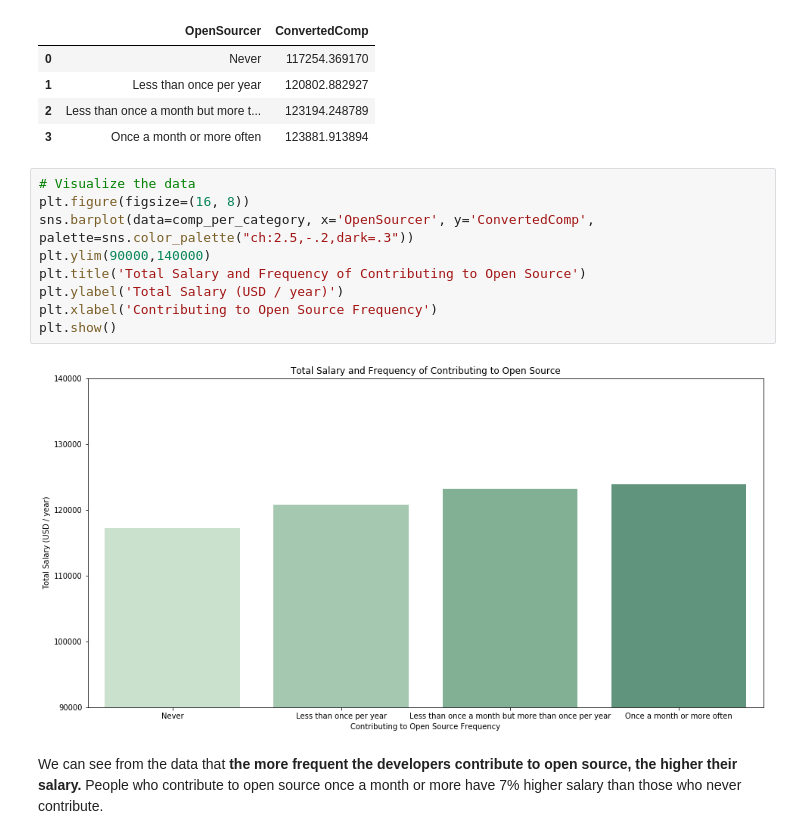
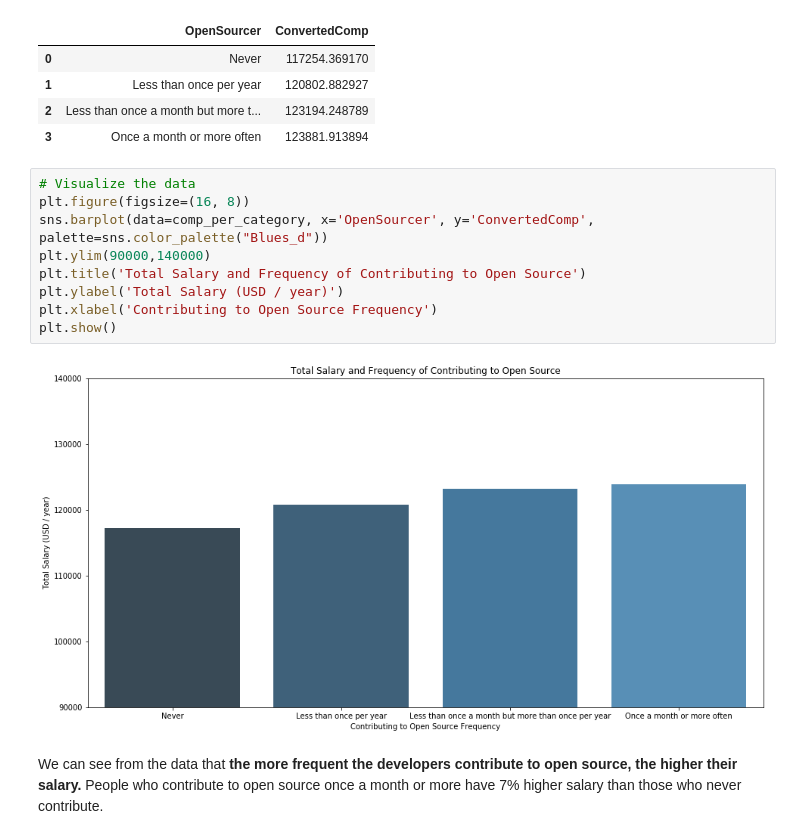
Before and after one commit to pradeepan-prabha/udacity-data-scientist-nanodegree, a Jupyter notebook: Data science Blog Post/stack_overflow_with_ds.ipynb, the cells around one changed output. Saved outputs shown, nothing was run; the diff lists cells and outputs as text.

Commit message:
style: Pyplot color palette changed, And no code change

```diff
--- a/Data science Blog Post/stack_overflow_with_ds.ipynb
+++ b/Data science Blog Post/stack_overflow_with_ds.ipynb
@@ -163,14 +163,14 @@ comp_per_category
 # %%
 # Visualize the data
 plt.figure(figsize=(16, 8))
-sns.barplot(data=comp_per_category, x='OpenSourcer', y='ConvertedComp', palette=sns.color_palette("ch:2.5,-.2,dark=.3"))
+sns.barplot(data=comp_per_category, x='OpenSourcer', y='ConvertedComp', palette=sns.color_palette("Blues_d"))
 plt.ylim(90000,140000)
 plt.title('Total Salary and Frequency of Contributing to Open Source')
 plt.ylabel('Total Salary (USD / year)')
 plt.xlabel('Contributing to Open Source Frequency')
 plt.show()
 # %% [output]
-[figure, old version]
+[figure, new version]
 # %% [markdown]
 We can see from the data that <b>the more frequent the developers contribute to open source, the higher their salary.</b> People who contribute to open source once a month or more have 7% higher salary than those who never contribute.
 # %% [markdown]
```
Also changed, not shown: parts of 2 cells of this notebook.
